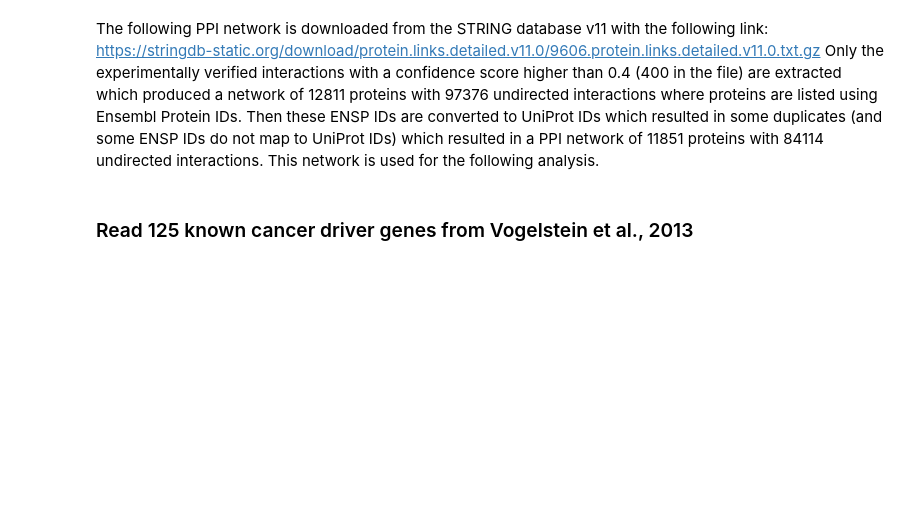
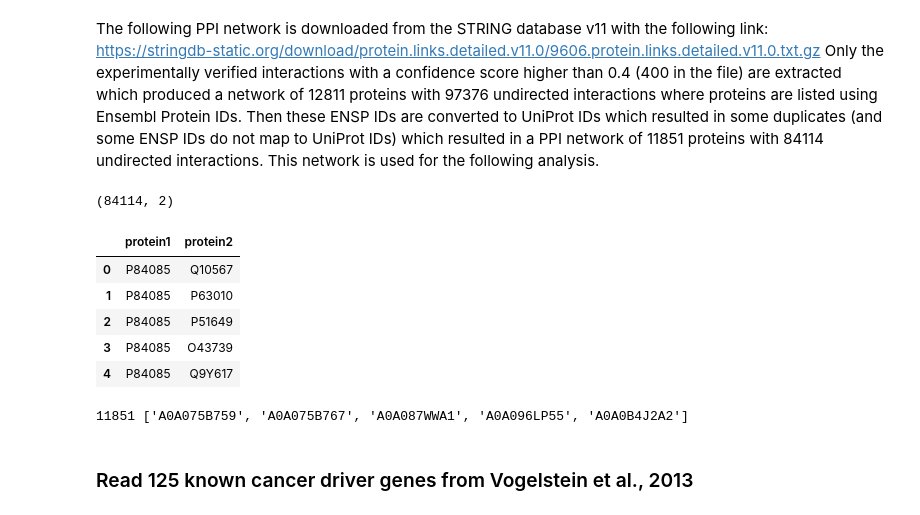
Before and after one commit to biom262/cmm262-2023, a Jupyter notebook: module-9-networks/NetFeatures_Fig2.ipynb, the cells around one changed output. Cells and saved outputs as stored; diff of their text form; code cells hidden in the pictures; blank space fills up the shorter version.

```diff
--- a/module-9-networks/NetFeatures_Fig2.ipynb
+++ b/module-9-networks/NetFeatures_Fig2.ipynb
@@ -64,13 +70,23 @@ def get_centrality(prots, cent_dict):
 The following PPI network is downloaded from the STRING database v11 with the following link: https://stringdb-static.org/download/protein.links.detailed.v11.0/9606.protein.links.detailed.v11.0.txt.gz
 Only the experimentally verified interactions with a confidence score higher than 0.4 (400 in the file) are extracted which produced a network of 12811 proteins with 97376 undirected interactions where proteins are listed using Ensembl Protein IDs. Then these ENSP IDs are converted to UniProt IDs which resulted in some duplicates (and some ENSP IDs do not map to UniProt IDs) which resulted in a PPI network of 11851 proteins with 84114 undirected interactions. This network is used for the following analysis.
 # %%
-string_df = pd.read_table('../data/string_network_experimental_0.4_unips.txt')
+string_df = pd.read_table('data/string_network_experimental_0.4_unips.txt')
 string_df = string_df.drop_duplicates()
 print(string_df.shape)
 string_df.head()
+# %% [output]
+(84114, 2)
+|  | protein1 | protein2 |
+| 0 | P84085 | Q10567 |
+| 1 | P84085 | P63010 |
+| 2 | P84085 | P51649 |
+| 3 | P84085 | O43739 |
+| 4 | P84085 | Q9Y617 |
 # %%
 string_unips = list(np.unique(string_df.values))
 print(len(string_unips), string_unips[:5])
+# %% [output]
+11851 ['A0A075B759', 'A0A075B767', 'A0A087WWA1', 'A0A096LP55', 'A0A0B4J2A2']
 # %% [markdown]
 ### Read 125 known cancer driver genes from Vogelstein et al., 2013
 # %% [markdown]
```
Also changed, not shown: parts of 16 cells of this notebook, 1 other file.
